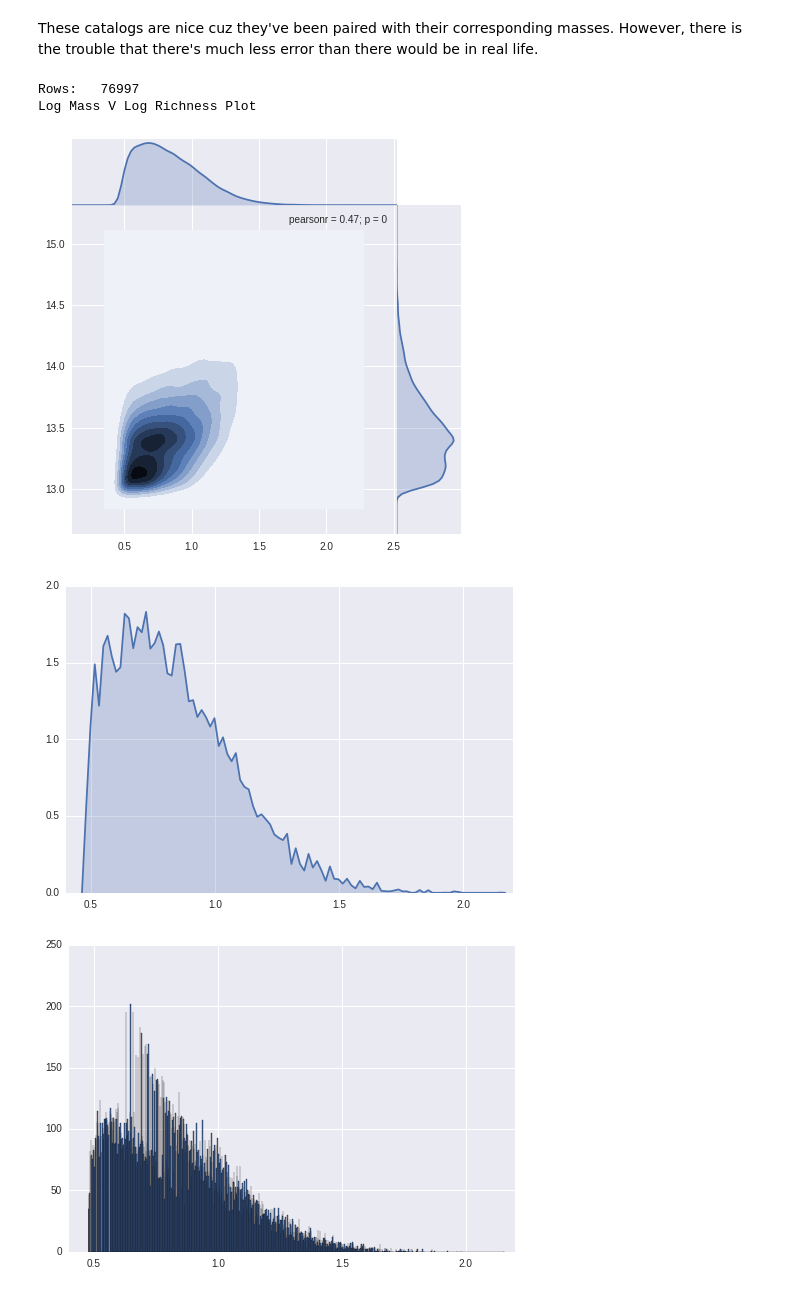
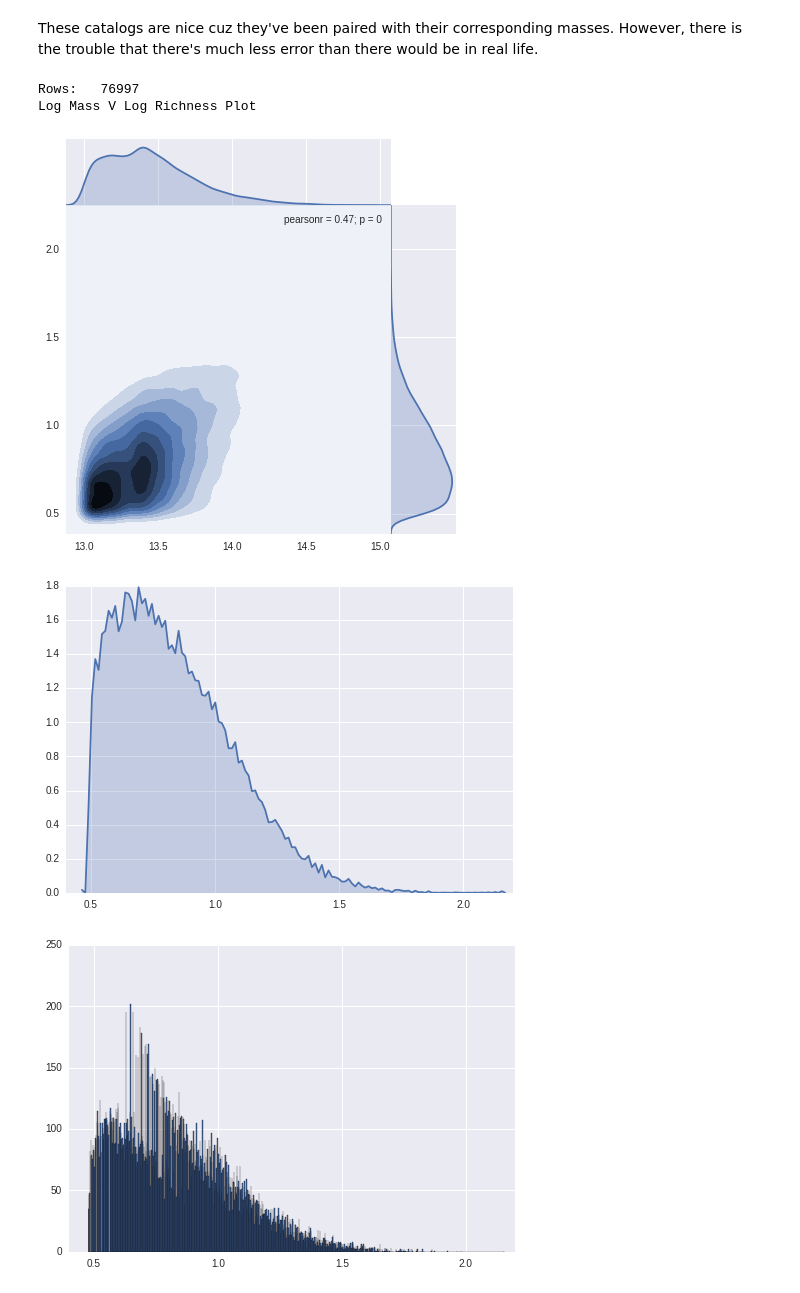
Before and after one commit to Ravirajadrangi/ClusterMassInference, a Jupyter notebook: Inference On Mock.ipynb, the cells around one changed output. Drawn from its saved outputs; the diff is of its cells as text; code cells hidden in the pictures.

```diff
--- a/Inference On Mock.ipynb
+++ b/Inference On Mock.ipynb
@@ -7,8 +7,8 @@ import seaborn as sns
 sns.set()
 # %%
 from astropy.io import fits
-dataDir = '/home/sean/Data/BuzzardSims/'
-#dataDir = '/nfs/slac/g/ki/ki19/des/erykoff/clusters/mocks/Buzzard/buzzard-1.1/des_y5/redmapper_v6.4.7/halos/'
+#dataDir = '/home/sean/Data/BuzzardSims/'
+dataDir = '/nfs/slac/g/ki/ki19/des/erykoff/clusters/mocks/Buzzard/buzzard-1.1/des_y5/redmapper_v6.4.7/halos/'
 hdulist = fits.open(dataDir+'buzzard-v1.1-y5_run_00340_lambda_chisq.fit')
 data = hdulist[1].data
 # %%
@@ -37,22 +37,22 @@ These catalogs are nice cuz they've been paired with their corresponding masses.
 # %%
 import numpy as np
 mass = data['M200']
 print 'Rows:\t%d'%mass.shape[0]
 rich = data['LAMBDA_CHISQ']
 mass = mass[rich>0]
 rich = rich[rich>0]#slice off null values
 logMass = np.log10(mass)
 logRich = np.log10(rich)
 print 'Log Mass V Log Richness Plot'
-sns.jointplot(logRich, logMass, kind = 'kde', space = 0);
+sns.jointplot(logMass, logRich, kind = 'kde', space = 0);
 # %% [output]
 Rows:   76997
 Log Mass V Log Richness Plot
-[figure, old version]
+[figure, new version]
 # %%
 sns.kdeplot(logRich, shade = True, bw = .005);
 # %% [output]
-[figure, old version]
+[figure, new version]
 # %%
 plt.hist(logRich, bins = 1000);
 # %% [output]
```
Also changed, not shown: parts of 22 cells of this notebook, 1 other file.
